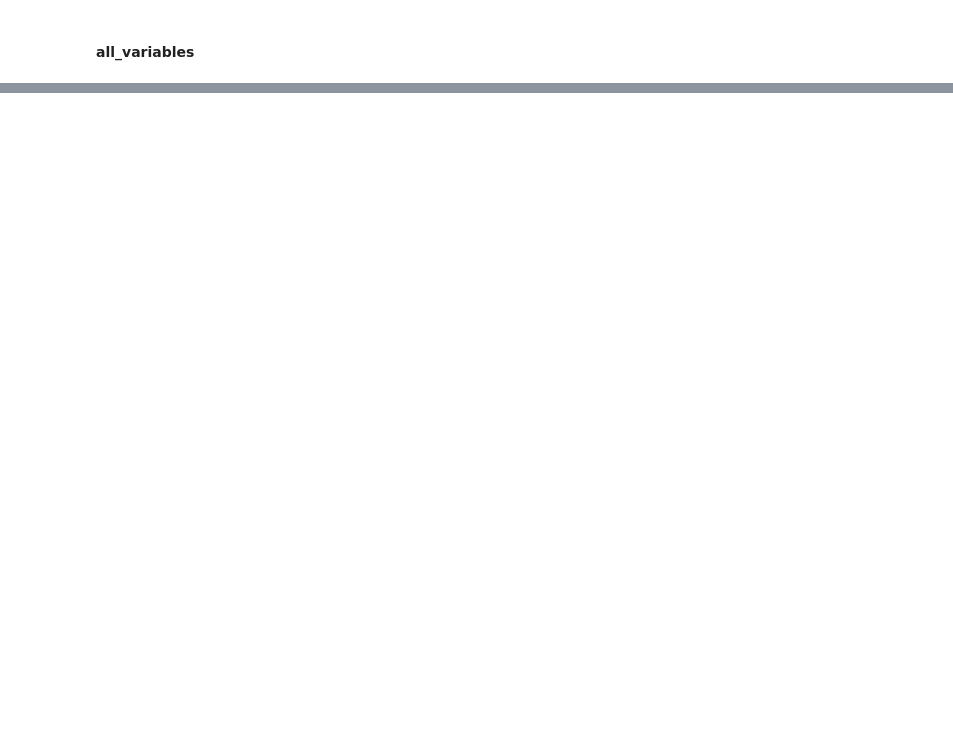
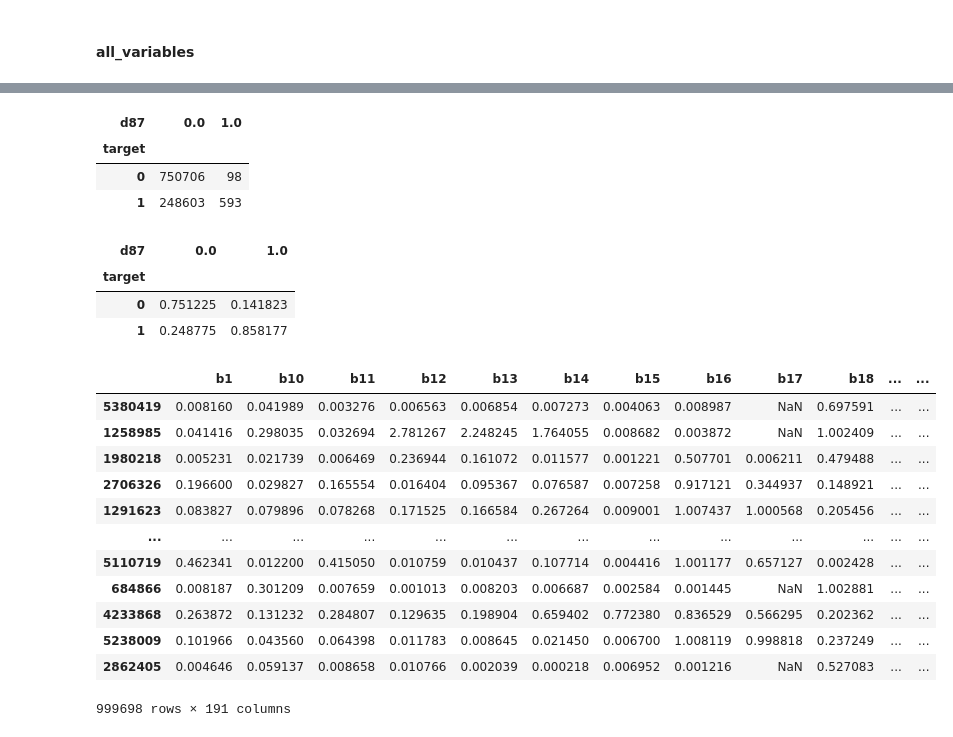
Before and after one commit to We-Need-More-RAM/amex_default_prediction, a Jupyter notebook: notebooks/misty/amex_first_draft.ipynb, the cells around one changed output, grey strips where cells are left out. Saved outputs shown, nothing was run; the diff lists cells and outputs as text; code cells hidden in the pictures; blank space fills up the shorter version.

```diff
--- a/notebooks/misty/amex_first_draft.ipynb
+++ b/notebooks/misty/amex_first_draft.ipynb
@@ -442,0 +464,30 @@ df.s2.astype('datetime64').hist()
+# %%
+pd.crosstab(df.target,df.d87.fillna(0))
+# %% [output]
+| d87 | 0.0 | 1.0 |
+| target |  |  |
+| 0 | 750706 | 98 |
+| 1 | 248603 | 593 |
+# %%
+pd.crosstab(df.target,df.d87.fillna(0),normalize='columns')
+# %% [output]
+| d87 | 0.0 | 1.0 |
+| target |  |  |
+| 0 | 0.751225 | 0.141823 |
+| 1 | 0.248775 | 0.858177 |
+# %%
+df.dropna(thresh=100)
+# %% [output]
+|  | b1 | b10 | b11 | b12 | b13 | b14 | b15 | b16 | b17 | b18 | ... | ... |
+| 5380419 | 0.008160 | 0.041989 | 0.003276 | 0.006563 | 0.006854 | 0.007273 | 0.004063 | 0.008987 | NaN | 0.697591 | ... | ... |
+| 1258985 | 0.041416 | 0.298035 | 0.032694 | 2.781267 | 2.248245 | 1.764055 | 0.008682 | 0.003872 | NaN | 1.002409 | ... | ... |
+| 1980218 | 0.005231 | 0.021739 | 0.006469 | 0.236944 | 0.161072 | 0.011577 | 0.001221 | 0.507701 | 0.006211 | 0.479488 | ... | ... |
+| 2706326 | 0.196600 | 0.029827 | 0.165554 | 0.016404 | 0.095367 | 0.076587 | 0.007258 | 0.917121 | 0.344937 | 0.148921 | ... | ... |
+| 1291623 | 0.083827 | 0.079896 | 0.078268 | 0.171525 | 0.166584 | 0.267264 | 0.009001 | 1.007437 | 1.000568 | 0.205456 | ... | ... |
+| ... | ... | ... | ... | ... | ... | ... | ... | ... | ... | ... | ... | ... |
+| 5110719 | 0.462341 | 0.012200 | 0.415050 | 0.010759 | 0.010437 | 0.107714 | 0.004416 | 1.001177 | 0.657127 | 0.002428 | ... | ... |
+| 684866 | 0.008187 | 0.301209 | 0.007659 | 0.001013 | 0.008203 | 0.006687 | 0.002584 | 0.001445 | NaN | 1.002881 | ... | ... |
+| 4233868 | 0.263872 | 0.131232 | 0.284807 | 0.129635 | 0.198904 | 0.659402 | 0.772380 | 0.836529 | 0.566295 | 0.202362 | ... | ... |
+| 5238009 | 0.101966 | 0.043560 | 0.064398 | 0.011783 | 0.008645 | 0.021450 | 0.006700 | 1.008119 | 0.998818 | 0.237249 | ... | ... |
+| 2862405 | 0.004646 | 0.059137 | 0.008658 | 0.010766 | 0.002039 | 0.000218 | 0.006952 | 0.001216 | NaN | 0.527083 | ... | ... |
+999698 rows × 191 columns
```
Also changed, not shown: parts of 28 cells of this notebook.
